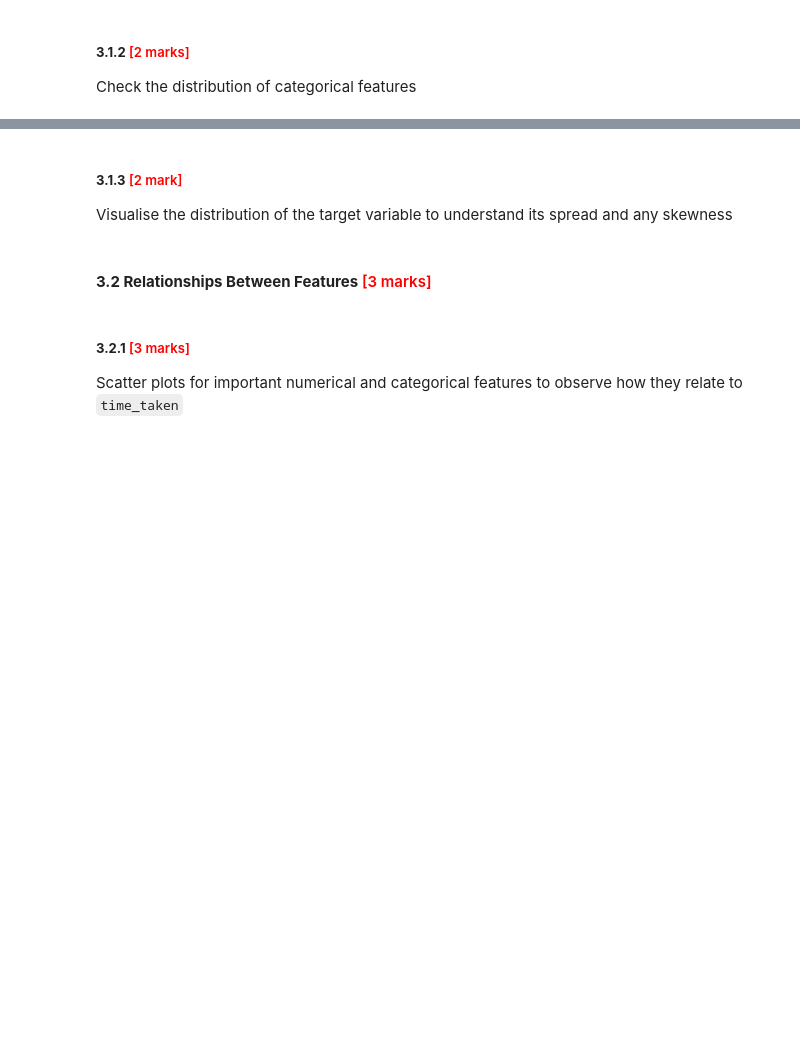
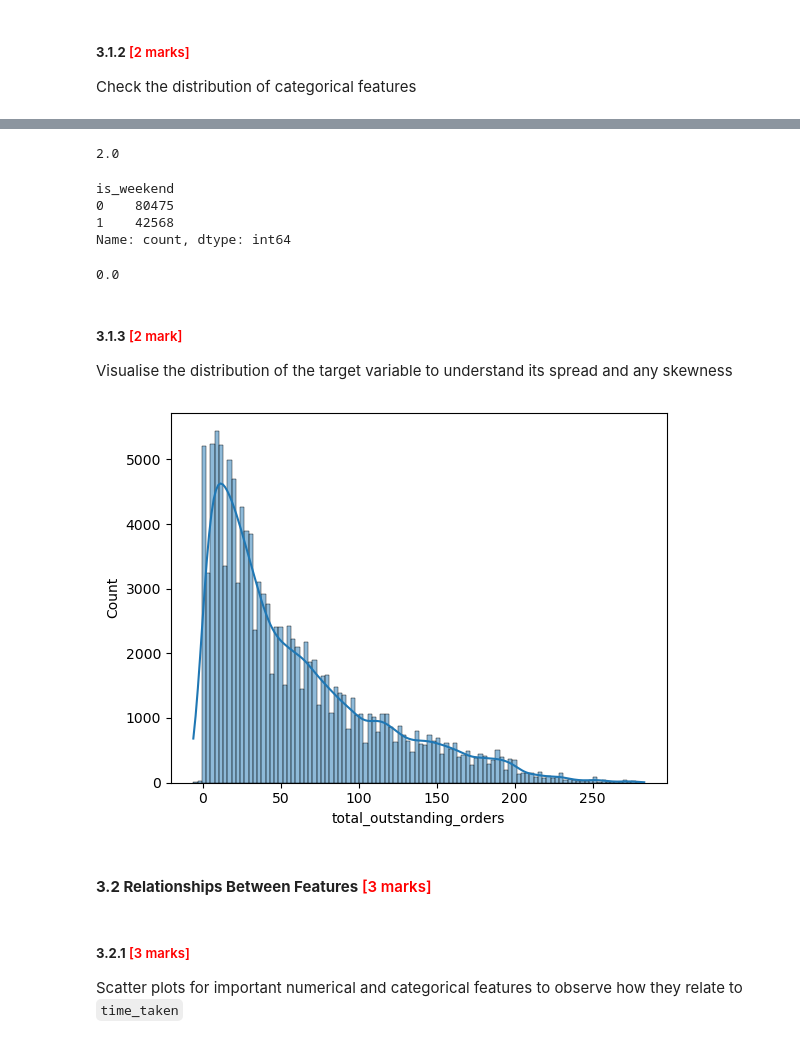
Before and after one commit to avanindra3/LR_Delivery_Time_Prediction, a Jupyter notebook: LR_Delivery_Time_Estimation_Starter_1.ipynb, the cells around one changed output, grey strips where cells are left out. Saved outputs shown, nothing was run; the diff lists cells and outputs as text; code cells hidden in the pictures; blank space fills up the shorter version.

```diff
--- a/LR_Delivery_Time_Estimation_Starter_1.ipynb
+++ b/LR_Delivery_Time_Estimation_Starter_1.ipynb
@@ -237,3 +309,18 @@ Check the distribution of categorical features
+# %%
+train_data['market_id'].median()
+# %% [output]
+2.0
+# %%
+train_data['is_weekend'].value_counts()
+# %% [output]
+is_weekend
+0    80475
+1    42568
+Name: count, dtype: int64
+# %%
+train_data['is_weekend'].median()
+# %% [output]
+0.0
 # %% [markdown]
 ##### **3.1.3** <font color = red>[2 mark]</font> <br>
 Visualise the distribution of the target variable to understand its spread and any skewness
@@ -242,3 +327,9 @@ Visualise the distribution of the target variable to understand its spread and a
+# %%
+# Distribution of time_taken
+sns.histplot(x=train_data[numeric_feat[7]], kde=True)
+plt.show()
+# %% [output]
+[figure, added]
 # %% [markdown]
 #### **3.2 Relationships Between Features** <font color = red>[3 marks]</font> <br>
 # %% [markdown]
```
Also changed, not shown: parts of 43 cells of this notebook.
